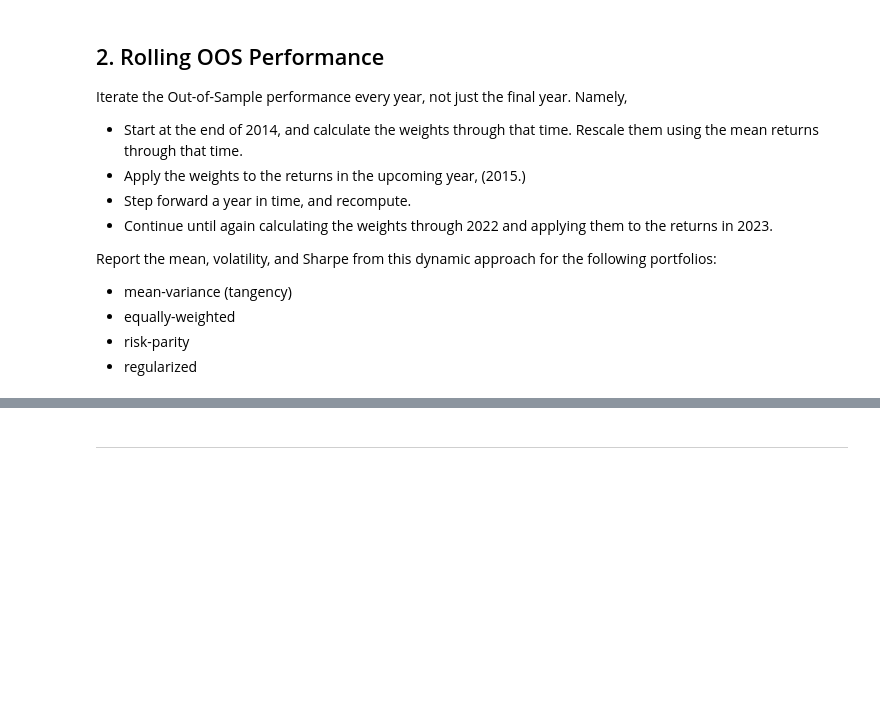
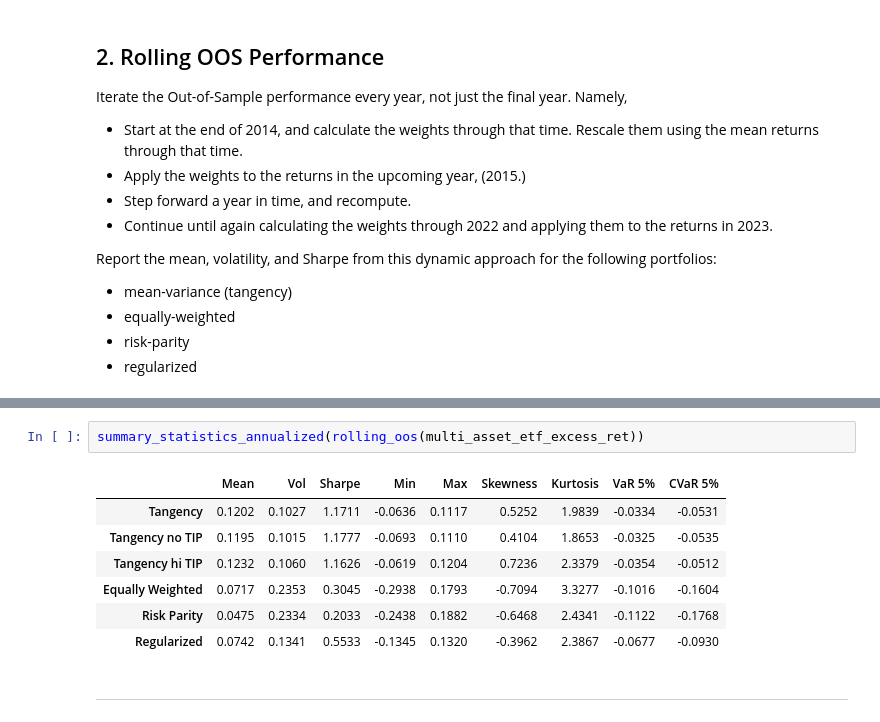
Before and after one commit to chew-in/Quantitative_Portfolio_Manager, a Jupyter notebook: homework/hw1_CY.ipynb, the cells around one changed output, grey strips where cells are left out. Drawn from its saved outputs; the diff is of its cells as text; blank space fills up the shorter version.

```diff
--- a/homework/hw1_CY.ipynb
+++ b/homework/hw1_CY.ipynb
@@ -550,3 +597,13 @@ Report the mean, volatility, and Sharpe from this dynamic approach for the follo
+# %%
+summary_statistics_annualized(rolling_oos(multi_asset_etf_excess_ret))
+# %% [output]
+|  | Mean | Vol | Sharpe | Min | Max | Skewness | Kurtosis | VaR 5% | CVaR 5% |
+| Tangency | 0.1202 | 0.1027 | 1.1711 | -0.0636 | 0.1117 | 0.5252 | 1.9839 | -0.0334 | -0.0531 |
+| Tangency no TIP | 0.1195 | 0.1015 | 1.1777 | -0.0693 | 0.1110 | 0.4104 | 1.8653 | -0.0325 | -0.0535 |
+| Tangency hi TIP | 0.1232 | 0.1060 | 1.1626 | -0.0619 | 0.1204 | 0.7236 | 2.3379 | -0.0354 | -0.0512 |
+| Equally Weighted | 0.0717 | 0.2353 | 0.3045 | -0.2938 | 0.1793 | -0.7094 | 3.3277 | -0.1016 | -0.1604 |
+| Risk Parity | 0.0475 | 0.2334 | 0.2033 | -0.2438 | 0.1882 | -0.6468 | 2.4341 | -0.1122 | -0.1768 |
+| Regularized | 0.0742 | 0.1341 | 0.5533 | -0.1345 | 0.1320 | -0.3962 | 2.3867 | -0.0677 | -0.0930 |
 # %% [markdown]
 ***
 # %% [markdown]
```
Also changed, not shown: parts of 9 cells of this notebook.
